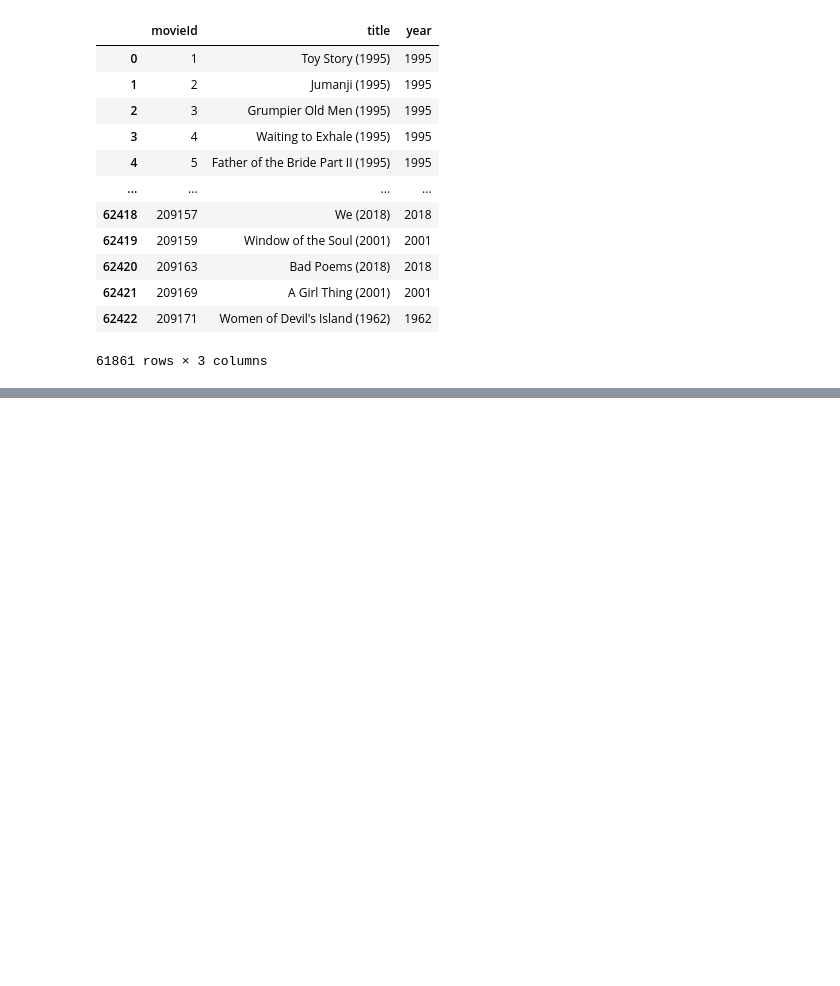
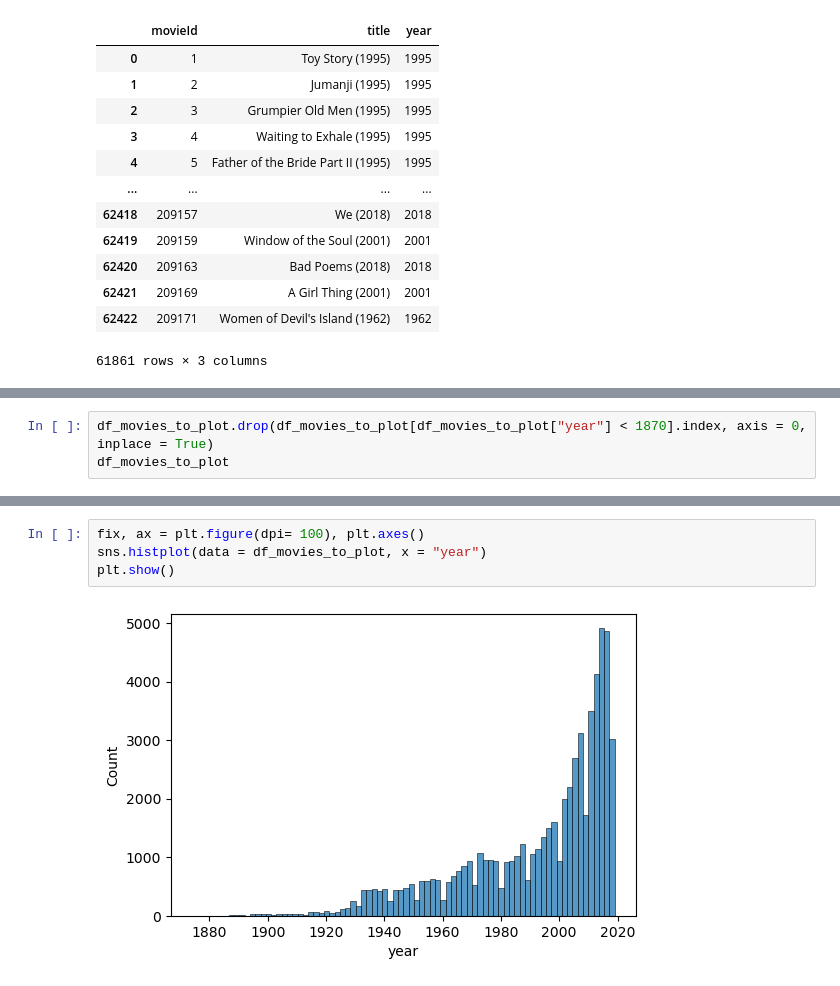
Before and after one commit to Lelelass/Machine-learning-Lassarade, a Jupyter notebook: labb_1/1-1.ipynb, the cells around one changed output, grey strips where cells are left out. Cells and saved outputs as stored; diff of their text form; blank space fills up the shorter version.

Commit message:
filtered unlikely movie years and plotted films released  by year

```diff
--- a/labb_1/1-1.ipynb
+++ b/labb_1/1-1.ipynb
@@ -218,0 +238,3 @@ Name: year, dtype: int64
+# %%
+df_movies_to_plot.drop(df_movies_to_plot[df_movies_to_plot["year"] < 1870].index, axis = 0, inplace = True)
+df_movies_to_plot
@@ -218,0 +255,6 @@ Name: year, dtype: int64
+# %%
+fix, ax = plt.figure(dpi= 100), plt.axes()
+sns.histplot(data = df_movies_to_plot, x = "year")
+plt.show()
+# %% [output]
+[figure, added]
```
Also changed, not shown: parts of 4 cells of this notebook.
